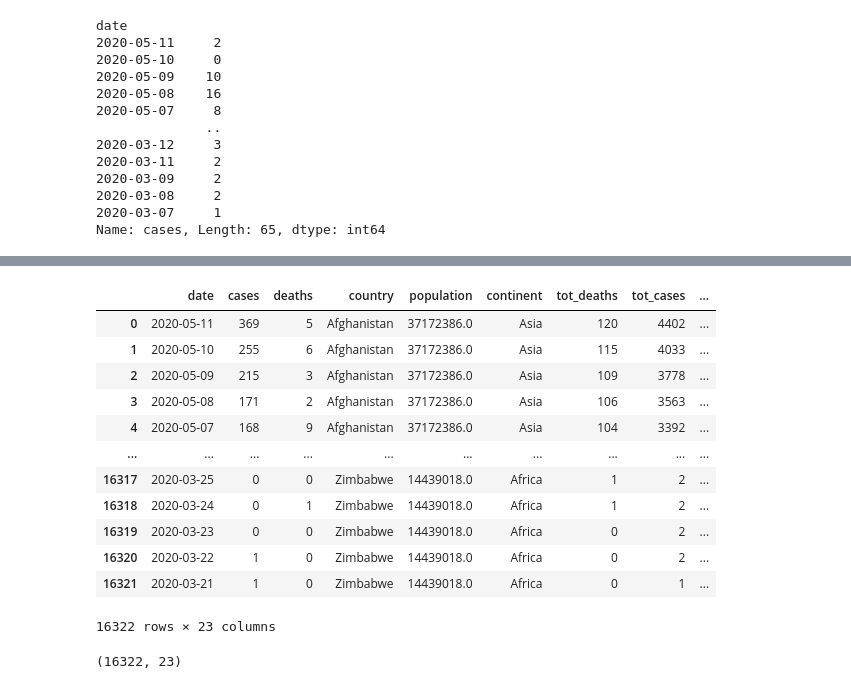
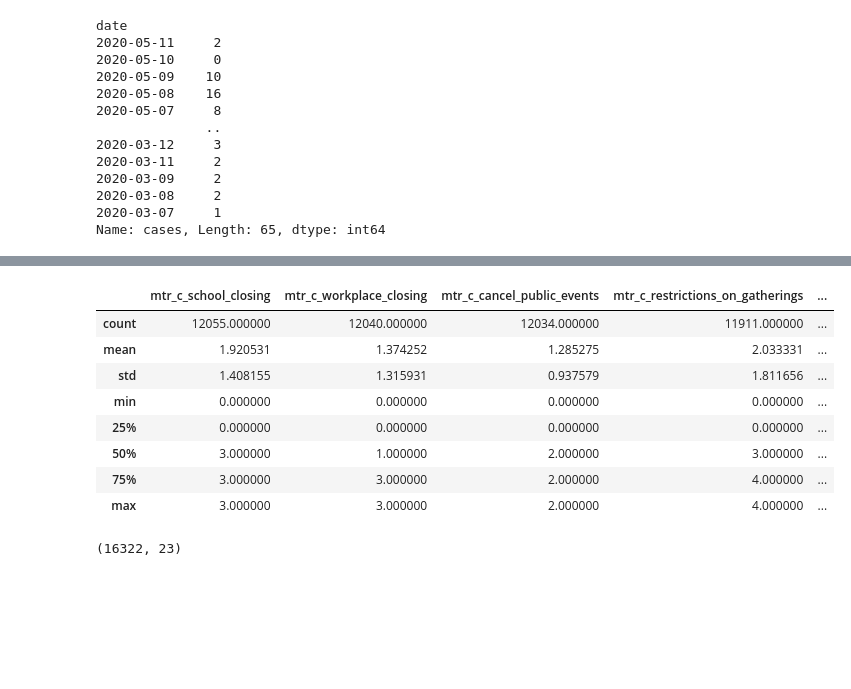
Before and after one commit to silverfield/corona-vis, a Jupyter notebook: nbs/process.ipynb, the cells around one changed output, grey strips where cells are left out. Saved outputs shown, nothing was run; the diff lists cells and outputs as text; code cells hidden in the pictures; blank space fills up the shorter version.

```diff
--- a/nbs/process.ipynb
+++ b/nbs/process.ipynb
@@ -40,19 +37,15 @@ Using backup
-# %%
-df
-# %% [output]
-|  | date | cases | deaths | country | population | continent | tot_deaths | tot_cases | ... |
-| 0 | 2020-05-11 | 369 | 5 | Afghanistan | 37172386.0 | Asia | 120 | 4402 | ... |
-| 1 | 2020-05-10 | 255 | 6 | Afghanistan | 37172386.0 | Asia | 115 | 4033 | ... |
-| 2 | 2020-05-09 | 215 | 3 | Afghanistan | 37172386.0 | Asia | 109 | 3778 | ... |
-| 3 | 2020-05-08 | 171 | 2 | Afghanistan | 37172386.0 | Asia | 106 | 3563 | ... |
-| 4 | 2020-05-07 | 168 | 9 | Afghanistan | 37172386.0 | Asia | 104 | 3392 | ... |
-| ... | ... | ... | ... | ... | ... | ... | ... | ... | ... |
-| 16317 | 2020-03-25 | 0 | 0 | Zimbabwe | 14439018.0 | Africa | 1 | 2 | ... |
-| 16318 | 2020-03-24 | 0 | 1 | Zimbabwe | 14439018.0 | Africa | 1 | 2 | ... |
-| 16319 | 2020-03-23 | 0 | 0 | Zimbabwe | 14439018.0 | Africa | 0 | 2 | ... |
-| 16320 | 2020-03-22 | 1 | 0 | Zimbabwe | 14439018.0 | Africa | 0 | 2 | ... |
-| 16321 | 2020-03-21 | 1 | 0 | Zimbabwe | 14439018.0 | Africa | 0 | 1 | ... |
-16322 rows × 23 columns
+# %%
+df[[c for c in df.columns if c.startswith('mtr_c')]].describe()
+# %% [output]
+|  | mtr_c_school_closing | mtr_c_workplace_closing | mtr_c_cancel_public_events | mtr_c_restrictions_on_gatherings | ... |
+| count | 12055.000000 | 12040.000000 | 12034.000000 | 11911.000000 | ... |
+| mean | 1.920531 | 1.374252 | 1.285275 | 2.033331 | ... |
+| std | 1.408155 | 1.315931 | 0.937579 | 1.811656 | ... |
+| min | 0.000000 | 0.000000 | 0.000000 | 0.000000 | ... |
+| 25% | 0.000000 | 0.000000 | 0.000000 | 0.000000 | ... |
+| 50% | 3.000000 | 1.000000 | 2.000000 | 3.000000 | ... |
+| 75% | 3.000000 | 3.000000 | 2.000000 | 4.000000 | ... |
+| max | 3.000000 | 3.000000 | 2.000000 | 4.000000 | ... |
 # %%
 df.
 # %% [output]
```
Also changed, not shown: parts of 1 cell of this notebook, 5 other files.
